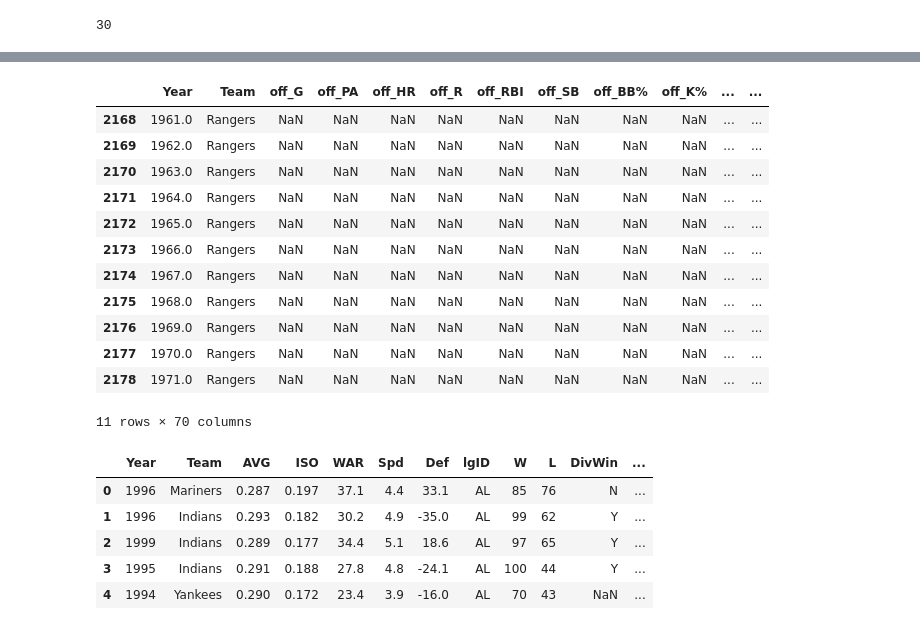
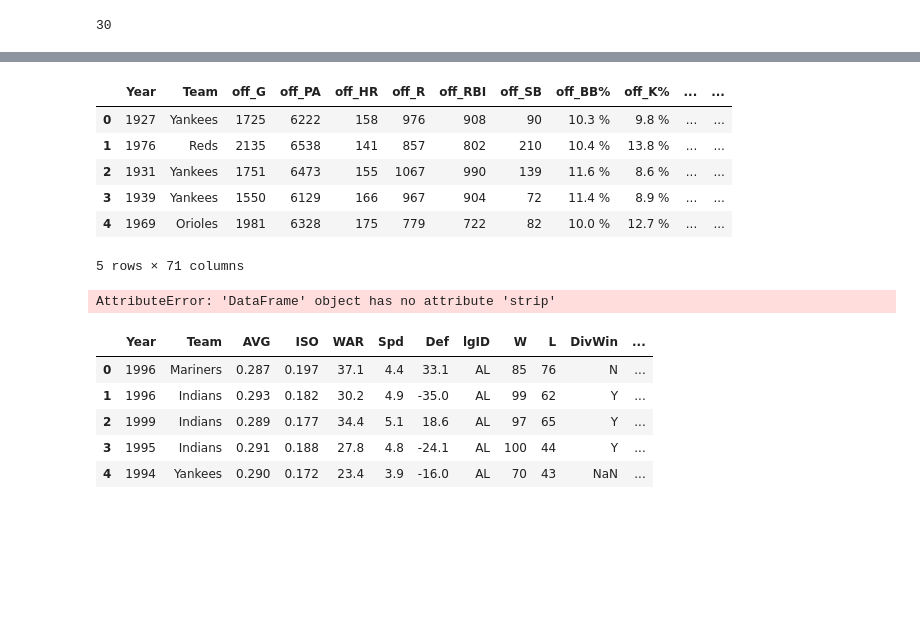
Before and after one commit to lukeremy/codex, a Jupyter notebook: baseball/Baseball data wrangle.ipynb, the cells around one changed output, grey strips where cells are left out. Saved outputs shown, nothing was run; the diff lists cells and outputs as text; code cells hidden in the pictures; blank space fills up the shorter version.

```diff
--- a/baseball/Baseball data wrangle.ipynb
+++ b/baseball/Baseball data wrangle.ipynb
@@ -324,18 +360,12 @@ fg_merge[fg_merge['Team']=='Rangers'].tail()
-# %%
-all_raw[(all_raw['Team']=='Rangers') & (all_raw['Year']<1972)]
-# %% [output]
-|  | Year | Team | off_G | off_PA | off_HR | off_R | off_RBI | off_SB | off_BB% | off_K% | ... | ... |
-| 2168 | 1961.0 | Rangers | NaN | NaN | NaN | NaN | NaN | NaN | NaN | NaN | ... | ... |
-| 2169 | 1962.0 | Rangers | NaN | NaN | NaN | NaN | NaN | NaN | NaN | NaN | ... | ... |
-| 2170 | 1963.0 | Rangers | NaN | NaN | NaN | NaN | NaN | NaN | NaN | NaN | ... | ... |
-| 2171 | 1964.0 | Rangers | NaN | NaN | NaN | NaN | NaN | NaN | NaN | NaN | ... | ... |
-| 2172 | 1965.0 | Rangers | NaN | NaN | NaN | NaN | NaN | NaN | NaN | NaN | ... | ... |
-| 2173 | 1966.0 | Rangers | NaN | NaN | NaN | NaN | NaN | NaN | NaN | NaN | ... | ... |
-| 2174 | 1967.0 | Rangers | NaN | NaN | NaN | NaN | NaN | NaN | NaN | NaN | ... | ... |
-| 2175 | 1968.0 | Rangers | NaN | NaN | NaN | NaN | NaN | NaN | NaN | NaN | ... | ... |
-| 2176 | 1969.0 | Rangers | NaN | NaN | NaN | NaN | NaN | NaN | NaN | NaN | ... | ... |
-| 2177 | 1970.0 | Rangers | NaN | NaN | NaN | NaN | NaN | NaN | NaN | NaN | ... | ... |
-| 2178 | 1971.0 | Rangers | NaN | NaN | NaN | NaN | NaN | NaN | NaN | NaN | ... | ... |
-11 rows × 70 columns
+# %%
+all_raw.head()
+# %% [output]
+|  | Year | Team | off_G | off_PA | off_HR | off_R | off_RBI | off_SB | off_BB% | off_K% | ... | ... |
+| 0 | 1927 | Yankees | 1725 | 6222 | 158 | 976 | 908 | 90 | 10.3 % | 9.8 % | ... | ... |
+| 1 | 1976 | Reds | 2135 | 6538 | 141 | 857 | 802 | 210 | 10.4 % | 13.8 % | ... | ... |
+| 2 | 1931 | Yankees | 1751 | 6473 | 155 | 1067 | 990 | 139 | 11.6 % | 8.6 % | ... | ... |
+| 3 | 1939 | Yankees | 1550 | 6129 | 166 | 967 | 904 | 72 | 11.4 % | 8.9 % | ... | ... |
+| 4 | 1969 | Orioles | 1981 | 6328 | 175 | 779 | 722 | 82 | 10.0 % | 12.7 % | ... | ... |
+5 rows × 71 columns
 # %%
 all_raw['Year'] = all_raw['Year'].astype(int)
@@ -341,0 +375,4 @@ all_raw['Year'] = all_raw['Year'].astype(int)
+# %%
+p2f(all_raw)
+# %% [output]
+AttributeError: 'DataFrame' object has no attribute 'strip'
```
Also changed, not shown: parts of 18 cells of this notebook, 2 other files.
